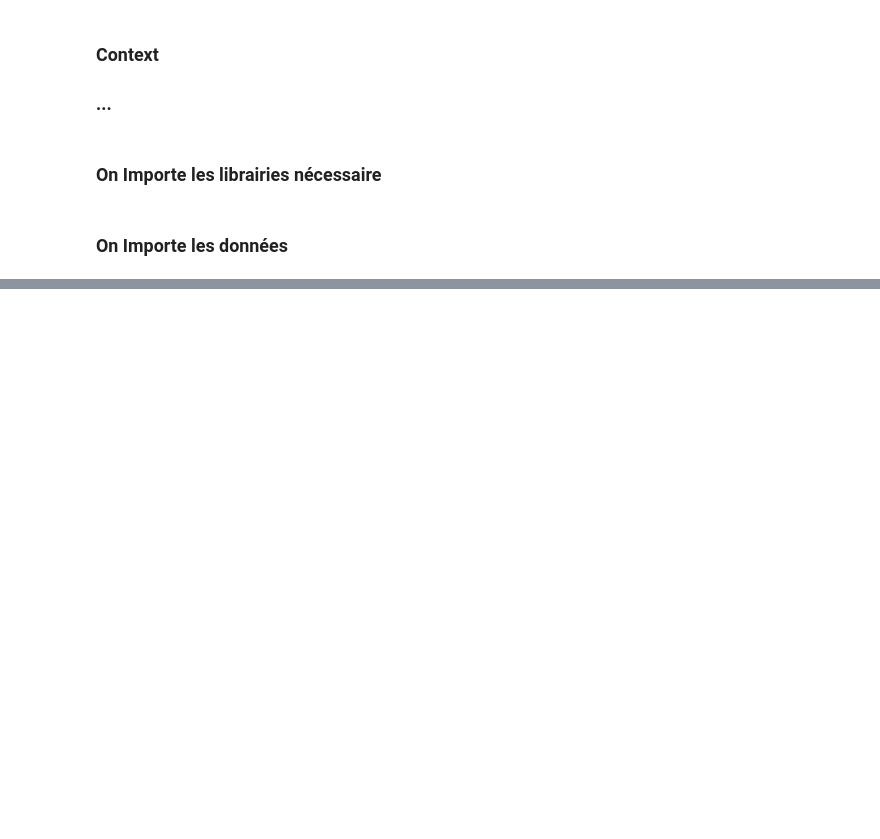
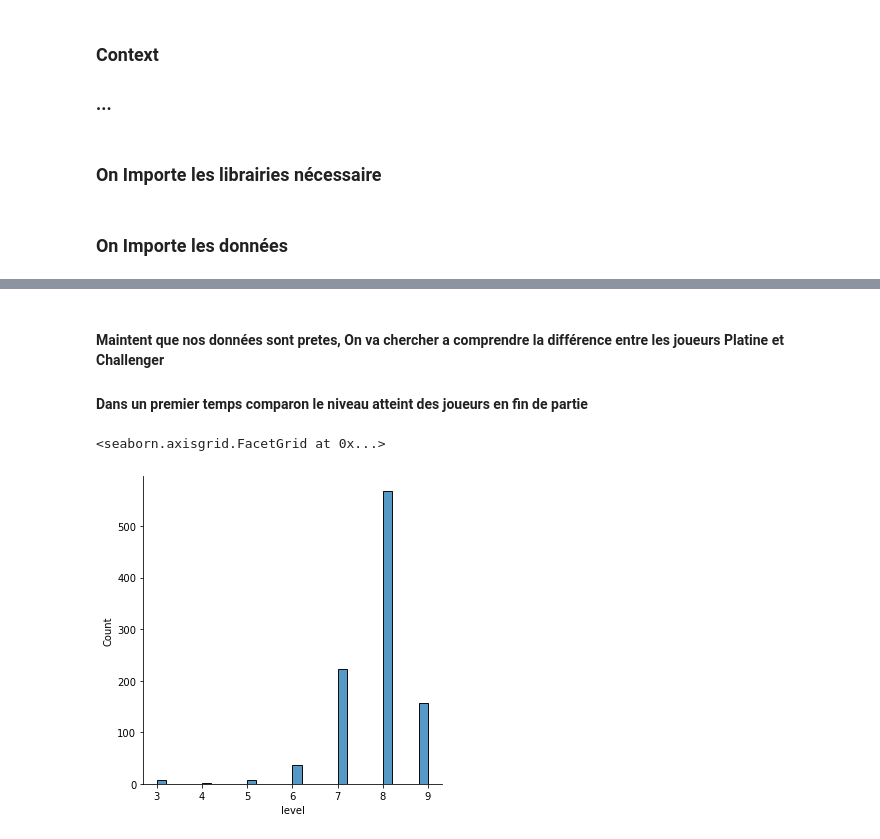
Before and after one commit to xelafi/Maths-Algo, a Jupyter notebook: Projet/TftPlatChall.ipynb, the cells around one changed output, grey strips where cells are left out. Cells and saved outputs as stored; diff of their text form; code cells hidden in the pictures; blank space fills up the shorter version.

```diff
--- a/Projet/TftPlatChall.ipynb
+++ b/Projet/TftPlatChall.ipynb
@@ -50,0 +20,6 @@ DataChall
+# %%
+DataPlat = DataPlat.head(1000)
+DataChall = DataChall.head(1000)
+
+DataPlat
+# DataChall
@@ -50,0 +43,5 @@ DataChall
+# %%
+DataPlat.insert(8, "composition", "Any")
+DataChall.insert(8, "composition", "Any")
+
+DataPlat
@@ -50,0 +62,19 @@ DataChall
+# %%
+for i in range(len(DataPlat)) :
+
+    if len(ast.literal_eval(DataPlat.combination[i])) > 0 :
+
+        max_value = max(ast.literal_eval(DataPlat.combination[i]).values())
+        max_keys = [k for k, v in ast.literal_eval(DataPlat.combination[i]).items() if v == max_value]
+
+        if len(max_keys) == 1 :
+            result = max_keys[0]
+        elif len(max_keys) > 1 :
+            result = ""
+            for i in range(len(max_keys) - 1) :
+                result = result + max_keys[i] +"/"
+        else :
+            result = "Any"
+
+#         print(result)
+        DataPlat.composition[i] = result
@@ -50,0 +131,5 @@ DataChall
+# %%
+DataPlat = DataPlat.drop(columns=["combination", "champion"], axis='columns')
+DataChall = DataChall.drop(columns=["combination", "champion"], axis='columns')
+
+DataPlat
@@ -50,0 +150,9 @@ DataChall
+# %% [markdown]
+#### Maintent que nos données sont pretes, On va chercher a comprendre la différence entre les joueurs Platine et Challenger
+
+#### Dans un premier temps comparon le niveau atteint des joueurs en fin de partie
+# %%
+sns.displot(x="level",data=DataPlat)
+# %% [output]
+<seaborn.axisgrid.FacetGrid at 0x...>
+[figure, added]
```
Also changed, not shown: parts of 22 cells of this notebook.
